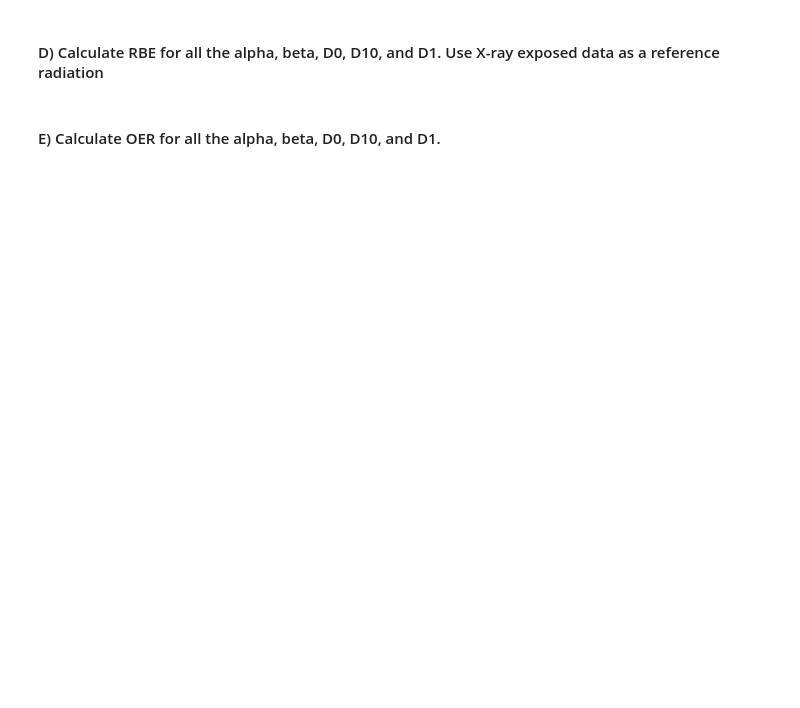
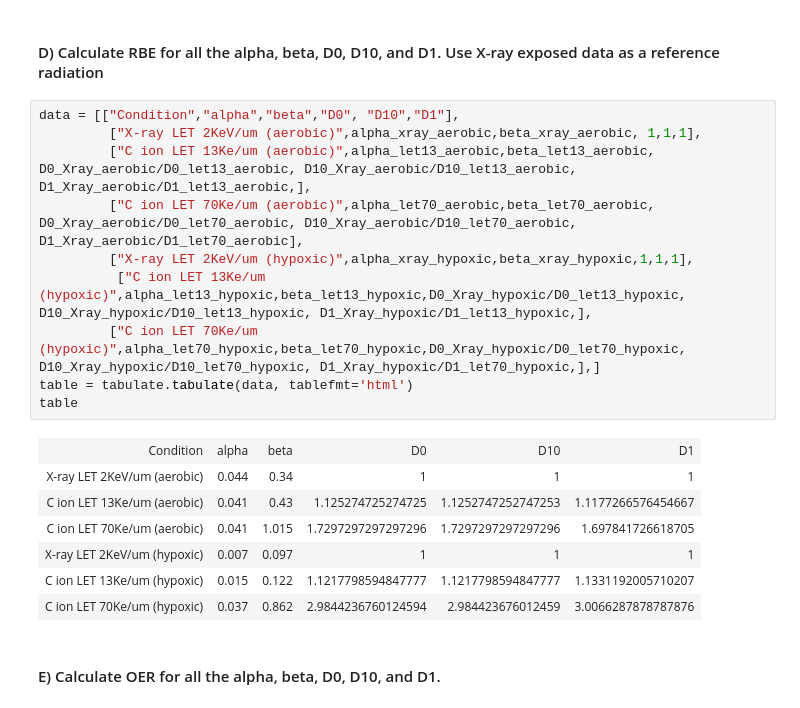
Before and after one commit to mori913/radiation-biology, a Jupyter notebook: assignment.ipynb, the cells around one changed output. Cells and saved outputs as stored; diff of their text form; blank space fills up the shorter version.

```diff
--- a/assignment.ipynb
+++ b/assignment.ipynb
@@ -105,4 +186,22 @@ table
 # %% [markdown]
 #### D) Calculate RBE for all the alpha, beta, D0, D10, and D1. Use X-ray exposed data as a reference radiation
+# %%
+data = [["Condition","alpha","beta","D0", "D10","D1"],
+         ["X-ray LET 2KeV/um (aerobic)",alpha_xray_aerobic,beta_xray_aerobic, 1,1,1],
+         ["C ion LET 13Ke/um (aerobic)",alpha_let13_aerobic,beta_let13_aerobic, D0_Xray_aerobic/D0_let13_aerobic, D10_Xray_aerobic/D10_let13_aerobic, D1_Xray_aerobic/D1_let13_aerobic,],
+         ["C ion LET 70Ke/um (aerobic)",alpha_let70_aerobic,beta_let70_aerobic, D0_Xray_aerobic/D0_let70_aerobic, D10_Xray_aerobic/D10_let70_aerobic, D1_Xray_aerobic/D1_let70_aerobic],
+         ["X-ray LET 2KeV/um (hypoxic)",alpha_xray_hypoxic,beta_xray_hypoxic,1,1,1],
+          ["C ion LET 13Ke/um (hypoxic)",alpha_let13_hypoxic,beta_let13_hypoxic,D0_Xray_hypoxic/D0_let13_hypoxic, D10_Xray_hypoxic/D10_let13_hypoxic, D1_Xray_hypoxic/D1_let13_hypoxic,],
+         ["C ion LET 70Ke/um (hypoxic)",alpha_let70_hypoxic,beta_let70_hypoxic,D0_Xray_hypoxic/D0_let70_hypoxic, D10_Xray_hypoxic/D10_let70_hypoxic, D1_Xray_hypoxic/D1_let70_hypoxic,],]
+table = tabulate.tabulate(data, tablefmt='html')
+table
+# %% [output]
+| Condition | alpha | beta | D0 | D10 | D1 |
+| X-ray LET 2KeV/um (aerobic) | 0.044 | 0.34 | 1 | 1 | 1 |
+| C ion LET 13Ke/um (aerobic) | 0.041 | 0.43 | 1.125274725274725 | 1.1252747252747253 | 1.1177266576454667 |
+| C ion LET 70Ke/um (aerobic) | 0.041 | 1.015 | 1.7297297297297296 | 1.7297297297297296 | 1.697841726618705 |
+| X-ray LET 2KeV/um (hypoxic) | 0.007 | 0.097 | 1 | 1 | 1 |
+| C ion LET 13Ke/um (hypoxic) | 0.015 | 0.122 | 1.1217798594847777 | 1.1217798594847777 | 1.1331192005710207 |
+| C ion LET 70Ke/um (hypoxic) | 0.037 | 0.862 | 2.9844236760124594 | 2.984423676012459 | 3.0066287878787876 |
 # %% [markdown]
 #### E) Calculate OER for all the alpha, beta, D0, D10, and D1.
```
Also changed, not shown: parts of 9 cells of this notebook, 5 other files.
